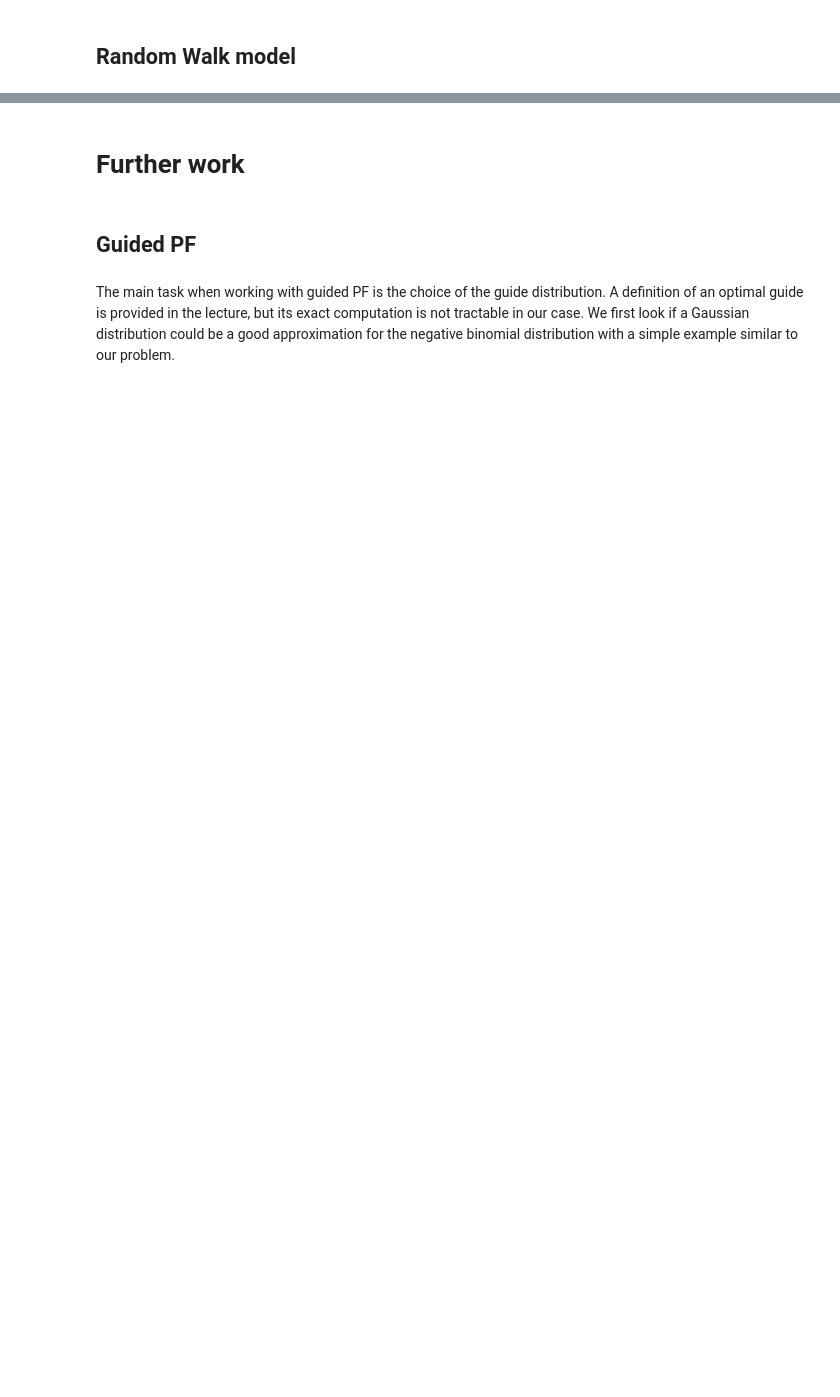
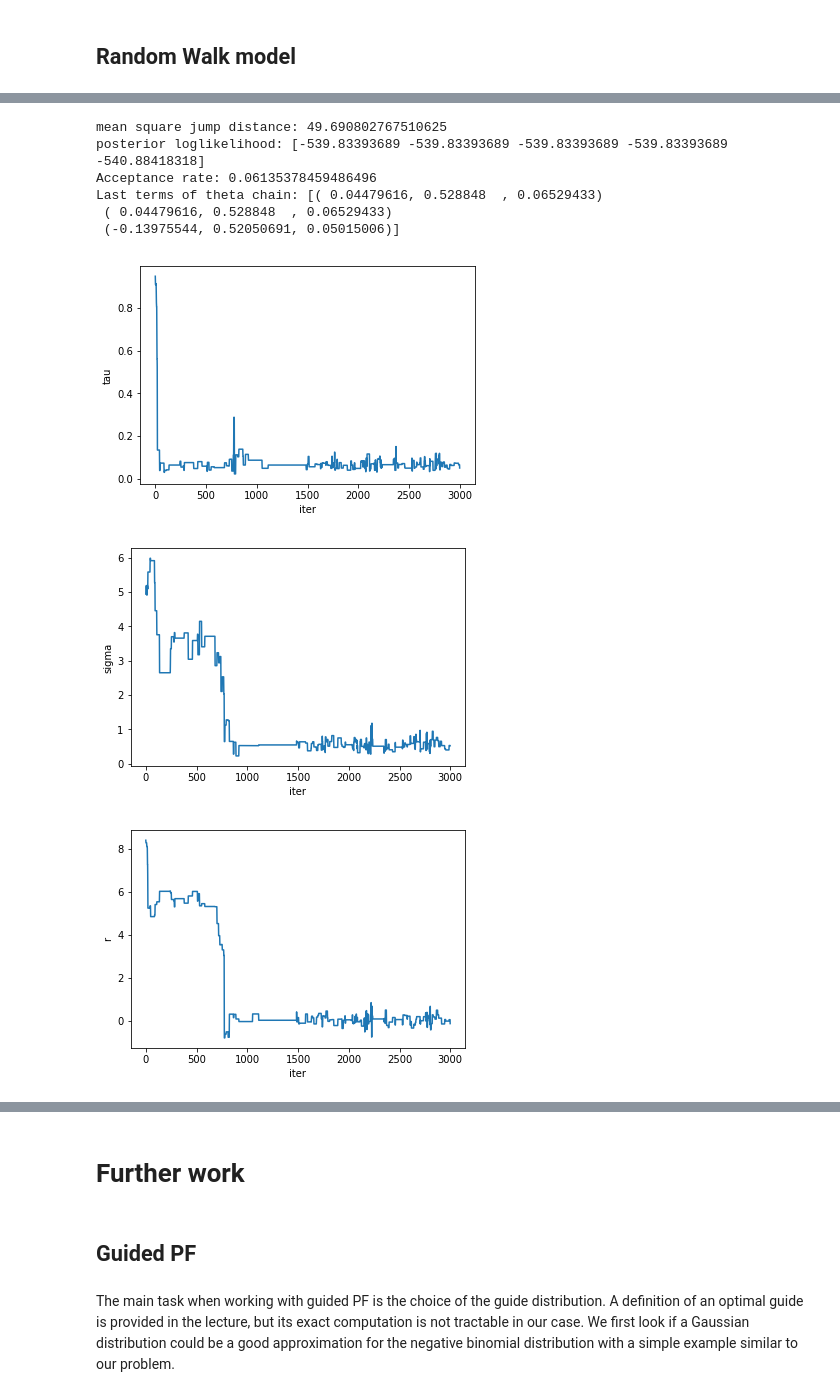
Before and after one commit to issxmeddine/Kangaroos, a Jupyter notebook: ParticleMCMC/Experiments/Kangaroos_Knape.ipynb, the cells around one changed output, grey strips where cells are left out. Saved outputs shown, nothing was run; the diff lists cells and outputs as text; code cells hidden in the pictures; blank space fills up the shorter version.

```diff
--- a/ParticleMCMC/Experiments/Kangaroos_Knape.ipynb
+++ b/ParticleMCMC/Experiments/Kangaroos_Knape.ipynb
@@ -392,0 +389,27 @@ print(dist1.cdf([0.,0.]))
+# %%
+prior_EG = {'tau': dists.Uniform(a=0.,b=1.),
+             'sigma': dists.Uniform(a=0.,b=10.), 'r':dists.Uniform(a=-10., b=10.)}
+
+load_model = False
+
+if load_model:
+    pmmh_Ldrift = pickle.load(open( os.path.join(path,"EG_model.pkl"), "rb" ))
+else:
+    p_EG = dists.StructDist(prior_EG)
+    new_pmmh_EG= AdaptivePMMH(ssm_cls=LDPDrift, prior=p_EG, data=y, Nx=n_particles, niter=3000, adaptive=True,
+                          m1=1000, m2=2000, update_interv=100, w01=0.4, w02=0.5, w1=0.8, k0=5., k1=5.)
+    new_pmmh_EG.run()
+    # pickle.dump(pmmh_Ldrift, open( os.path.join(path,"Ldrift_model.pkl"), "wb" ) )
+# %%
+print_metrics(new_pmmh_EG)
+plot_theta(prior_EG,new_pmmh_EG)
+# %% [output]
+mean square jump distance: 49.690802767510625
+posterior loglikelihood: [-539.83393689 -539.83393689 -539.83393689 -539.83393689 -540.88418318]
+Acceptance rate: 0.06135378459486496
+Last terms of theta chain: [( 0.04479616, 0.528848  , 0.06529433)
+ ( 0.04479616, 0.528848  , 0.06529433)
+ (-0.13975544, 0.52050691, 0.05015006)]
+[figure, added]
+[figure, added]
+[figure, added]
```
Also changed, not shown: parts of 19 cells of this notebook.
